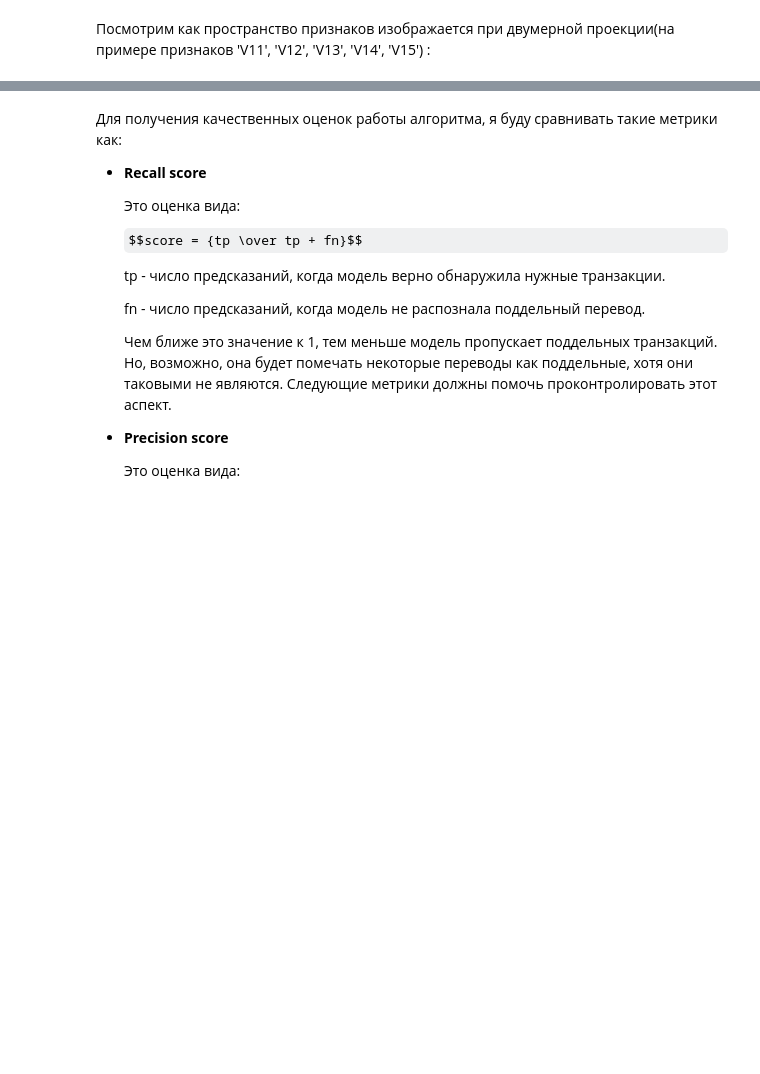
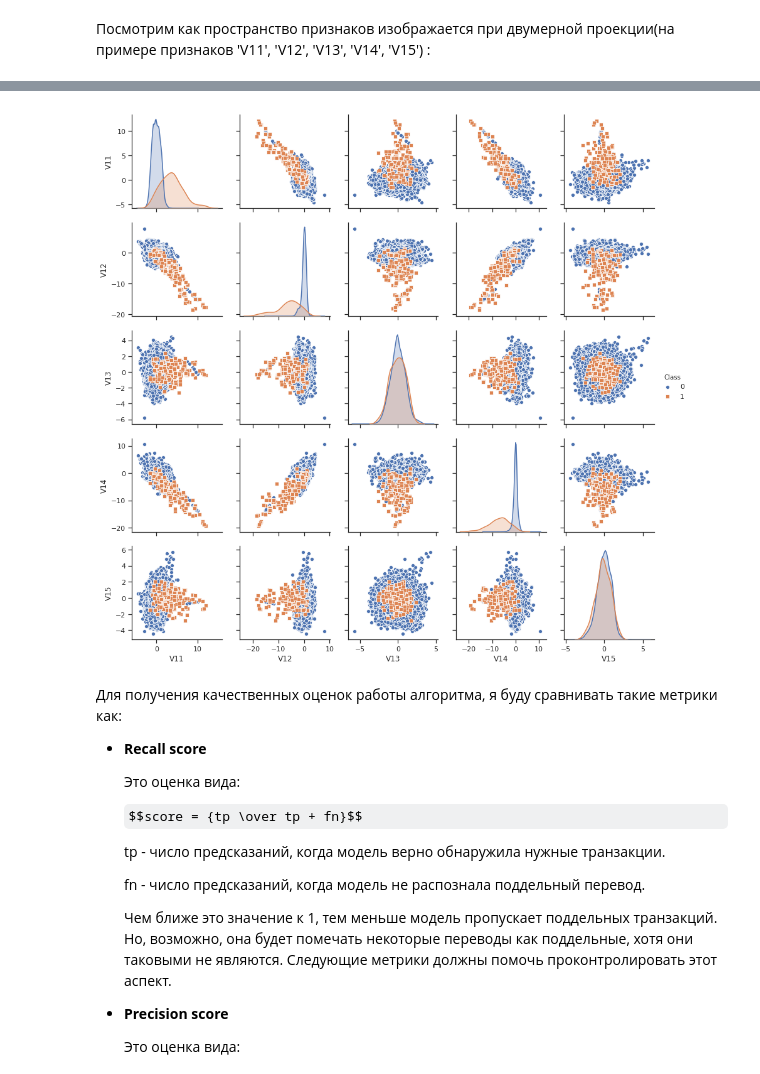
Before and after one commit to Ilyua/bizone, a Jupyter notebook: Bi.zone.ipynb, the cells around one changed output, grey strips where cells are left out. Saved outputs shown, nothing was run; the diff lists cells and outputs as text; code cells hidden in the pictures; some formulas as TeX source; blank space fills up the shorter version.

```diff
--- a/Bi.zone.ipynb
+++ b/Bi.zone.ipynb
@@ -75,8 +83,9 @@ sns.distplot(df[df['Class']==1]['Time'],100);
 # %% [markdown]
 Посмотрим как пространство признаков изображается при двумерной проекции(на примере признаков 'V11', 'V12', 'V13', 'V14', 'V15') :
 # %%
-# %%time
+%%time
 
-# rcParams['figure.figsize'] = 12,12
-# sns_plot = sns.pairplot(df,vars=['V11', 'V12', 'V13', 'V14', 'V15'],hue="Class",markers=["o", "s"])
-# rcParams['figure.figsize'] = 8,7
+rcParams['figure.figsize'] = 12,12
+sns_plot = sns.pairplot(df,vars=['V11', 'V12', 'V13', 'V14', 'V15'],hue="Class",markers=["o", "s"])
+rcParams['figure.figsize'] = 8,7
+# %% [output]
@@ -82,0 +94 @@ sns.distplot(df[df['Class']==1]['Time'],100);
+[figure, added]
```
Also changed, not shown: parts of 32 cells of this notebook.
